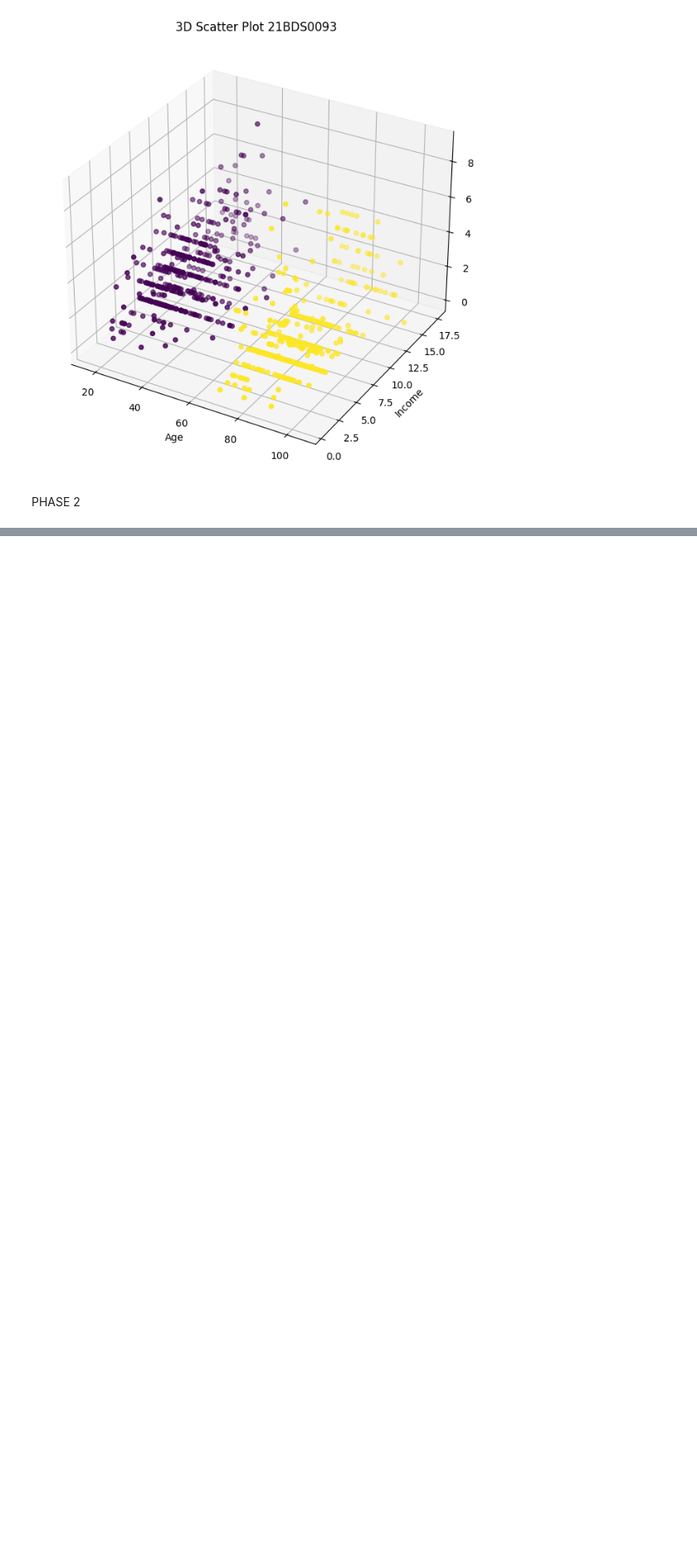
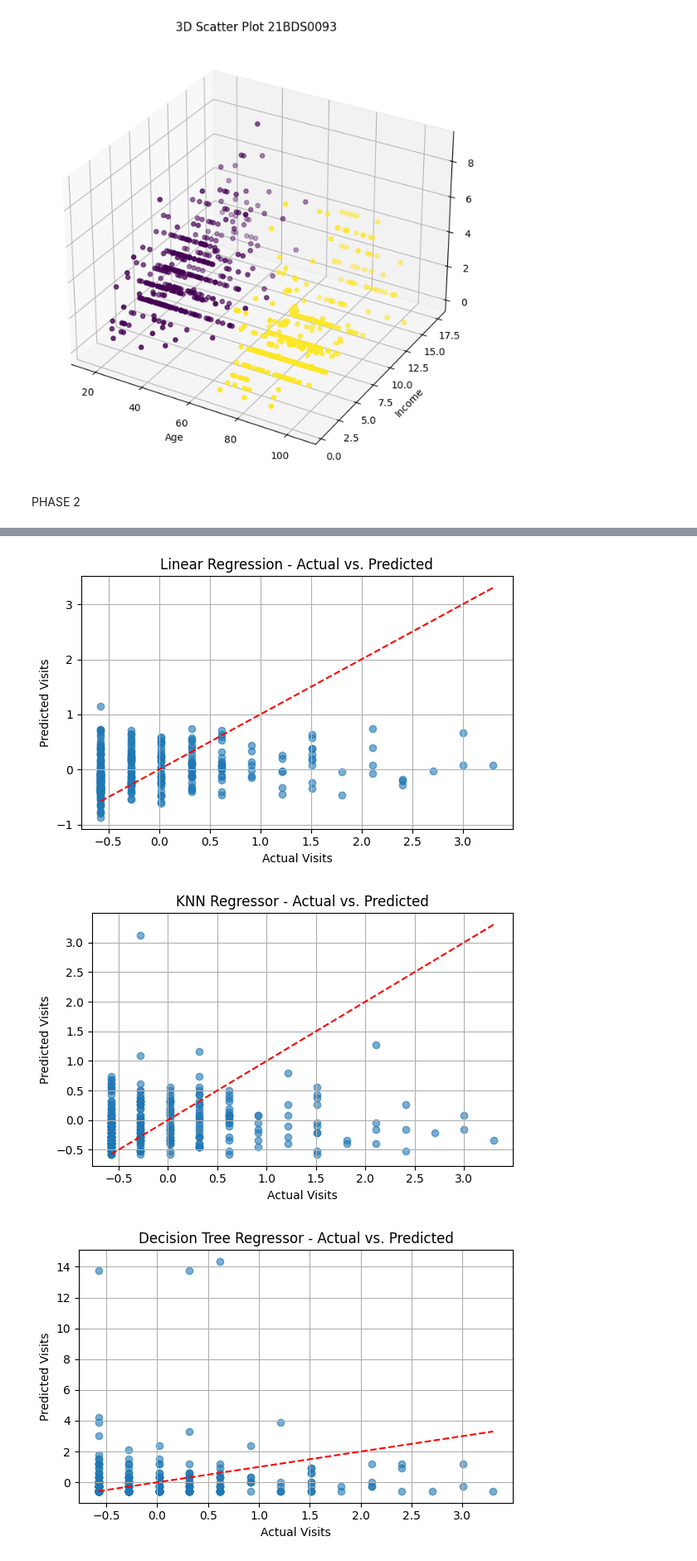
Before and after one commit to Rishzbh/EDA, a Jupyter notebook: 21BDS0093.ipynb, the cells around one changed output, grey strips where cells are left out. Shown at 83% size. Drawn from its saved outputs; the diff is of its cells as text; code cells hidden in the pictures; blank space fills up the shorter version.

```diff
--- a/21BDS0093.ipynb
+++ b/21BDS0093.ipynb
@@ -331,0 +370,70 @@ pd.DataFrame(pca.components_, columns=num_cols)
+# %%
+
+# Define features and target variable (target: 'visits')
+X = data.drop(columns=['visits'])
+y = data['visits']
+
+# One-hot encode categorical variables (drop_first to avoid dummy trap)
+X = pd.get_dummies(X, drop_first=True)
+
+# Scale all features using StandardScaler
+scaler = StandardScaler()
+X_scaled = scaler.fit_transform(X)
+
+# ======================== TRAIN-TEST SPLIT ========================
+X_train, X_test, y_train, y_test = train_test_split(X_scaled, y, test_size=0.3, random_state=42)
+
+# ======================== REGRESSION MODELS ========================
+# We'll train three regression models:
+#   1. Linear Regression
+#   2. KNN Regressor
+#   3. Decision Tree Regressor
+
+models = {
+    "Linear Regression": LinearRegression(),
+    "KNN Regressor": KNeighborsRegressor(n_neighbors=5),
+    "Decision Tree Regressor": DecisionTreeRegressor(random_state=42)
+}
+
+results = {}
+
+for name, model in models.items():
+    model.fit(X_train, y_train)
+    y_pred = model.predict(X_test)
+
+    mae = mean_absolute_error(y_test, y_pred)
+    r2 = r2_score(y_test, y_pred)
+    rmse = np.sqrt(mean_squared_error(y_test, y_pred))
+
+    # Custom Percentage Accuracy Calculation:
+    # Accuracy (%) = 100 - (MAE / mean(y_test) * 100)
+    # Then clip the value to be within 70% to 99%
+    percent_accuracy = 100 - (mae / np.mean(y_test) * 100)
+    percent_accuracy = np.clip(percent_accuracy, 70, 99)
+
+    results[name] = {
+        'MAE': mae,
+        'RMSE': rmse,
+        'R2 Score': r2,
+        'Accuracy %': percent_accuracy,
+        'Actual': y_test,
+        'Predicted': y_pred
+    }
+
+# ======================== REGRESSION GRAPHICS ========================
+# Plot Actual vs. Predicted scatter plots for each regression model
+for name, res in results.items():
+    plt.figure(figsize=(6,4))
+    plt.scatter(res['Actual'], res['Predicted'], alpha=0.6)
+    plt.plot([res['Actual'].min(), res['Actual'].max()],
+             [res['Actual'].min(), res['Actual'].max()], 'r--')
+    plt.title(f"{name} - Actual vs. Predicted")
+    plt.xlabel("Actual Visits")
+    plt.ylabel("Predicted Visits")
+    plt.grid(True)
+    plt.tight_layout()
+    plt.show()
+# %% [output]
+[figure, added]
+[figure, added]
+[figure, added]
```
Also changed, not shown: parts of 13 cells of this notebook.
